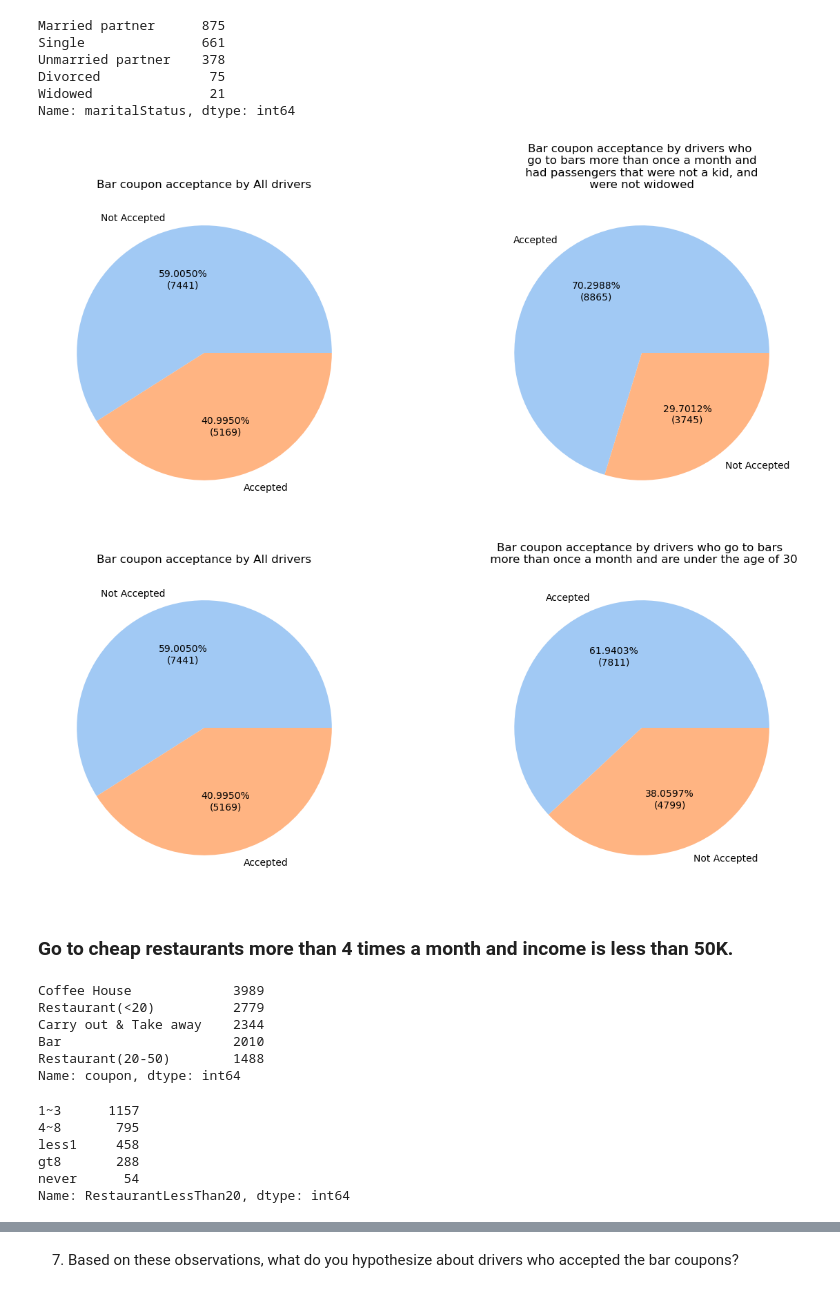
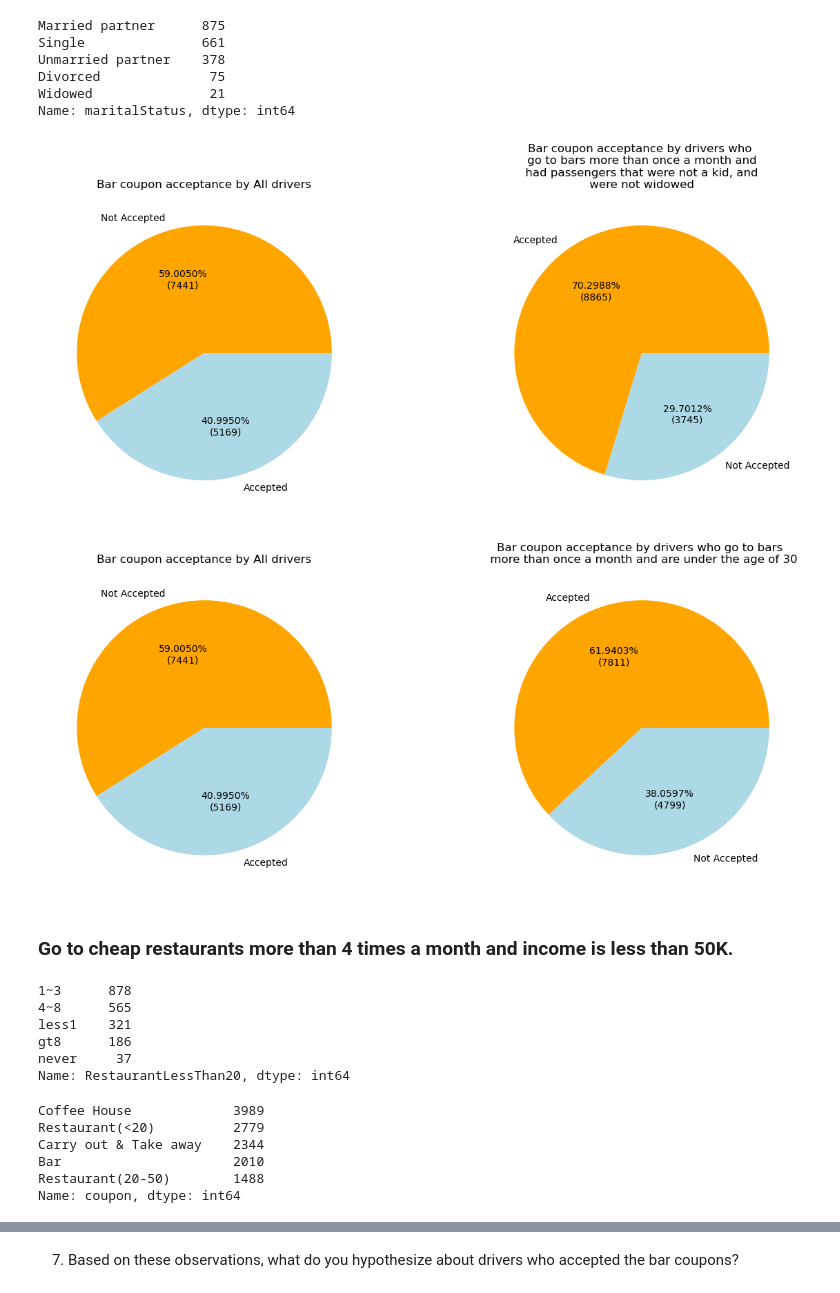
Before and after one commit to JKalantar/Jay-Kalantar-Practical-Application-Assignment-5.1, a Jupyter notebook: Jay-Kalantar-Practical-Application-Assignment-5.1.ipynb, the cells around one changed output, grey strips where cells are left out. Saved outputs shown, nothing was run; the diff lists cells and outputs as text; code cells hidden in the pictures.

```diff
--- a/Jay-Kalantar-Practical-Application-Assignment-5.1.ipynb
+++ b/Jay-Kalantar-Practical-Application-Assignment-5.1.ipynb
@@ -489,10 +514,13 @@ Name: maritalStatus, dtype: int64
 #Plot both pie charts side by side
 
 plt.figure(figsize=(15, 6))
+labels = ['Not Accepted', 'Accepted']
+colours = {'Not Accepted': 'orange', 'Accepted': 'lightblue'}
+
 plt.subplot(121)
 #create pie chart
 v_counts = bar_coupons.Y.value_counts().rename(index = row_names)
-plt.pie(v_counts, labels=v_counts.index, colors = colors, autopct=my_fmt)
+plt.pie(v_counts, labels=v_counts.index, colors = [colours[key] for key in labels], autopct=my_fmt)
 plt.title('Bar coupon acceptance by All drivers')
 
 plt.subplot(122)
@@ -506,37 +534,49 @@ bar_filtered = bar_coupons.query('Bar != ["never", "less1"] and passanger != "Ki
 v_counts = bar_filtered.Y.value_counts().rename(index = row_names)
 
 #create pie chart
-plt.pie(v_counts, labels=v_counts.index, colors = colors, autopct=my_fmt)
+plt.pie(v_counts, labels=v_counts.index, colors = [colours[key] for key in labels], autopct=my_fmt)
 plt.title('Bar coupon acceptance by drivers who \n go to bars more than once a month and \n had passengers that were not a kid, and \n were not widowed ');
 # %% [output]
-[figure, old version]
+[figure, new version]
 # %%
 #Plot both pie charts side by side
 
 plt.figure(figsize=(15, 6))
+labels = ['Not Accepted', 'Accepted']
+colours = {'Not Accepted': 'orange', 'Accepted': 'lightblue'}
+
 plt.subplot(121)
 #create pie chart
 v_counts = bar_coupons.Y.value_counts().rename(index = row_names)
-plt.pie(v_counts, labels=v_counts.index, colors = colors, autopct=my_fmt)
+plt.pie(v_counts, labels=v_counts.index, colors = [colours[key] for key in labels], autopct=my_fmt)
 plt.title('Bar coupon acceptance by All drivers')
 
 plt.subplot(122)
 
 #List of All drivers who went to a bar 3 or fewer times a month
 filter1 = ["26","21","below21"]
 filter2 = ["never", "less1"]
 filter3 = ["Widowed"]
 bar_filtered = bar_coupons.query('age != @filter1 and Bar != @filter2')
 
 v_counts = bar_filtered.Y.value_counts().rename(index = row_names)
 
 #create pie chart
-plt.pie(v_counts, labels=v_counts.index, colors = colors, autopct=my_fmt)
+plt.pie(v_counts, labels=v_counts.index, colors = [colours[key] for key in labels], autopct=my_fmt)
 plt.title('Bar coupon acceptance by drivers who go to bars \n more than once a month and are under the age of 30');
 # %% [output]
-[figure, old version]
+[figure, new version]
 # %% [markdown]
 ### Go to cheap restaurants more than 4 times a month and income is less than 50K.
+# %%
+bar_coupons.RestaurantLessThan20.value_counts()
+# %% [output]
+1~3      878
+4~8      565
+less1    321
+gt8      186
+never     37
+Name: RestaurantLessThan20, dtype: int64
 # %%
 data.coupon.value_counts()
 # %% [output]
@@ -551,9 +588,0 @@ Rest_coupons = data.query('coupon == "Restaurant(<20)"')
-# %%
-Rest_coupons.RestaurantLessThan20.value_counts()
-# %% [output]
-1~3      1157
-4~8       795
-less1     458
-gt8       288
-never      54
-Name: RestaurantLessThan20, dtype: int64
```
Also changed, not shown: parts of 34 cells of this notebook, 1 other file.
